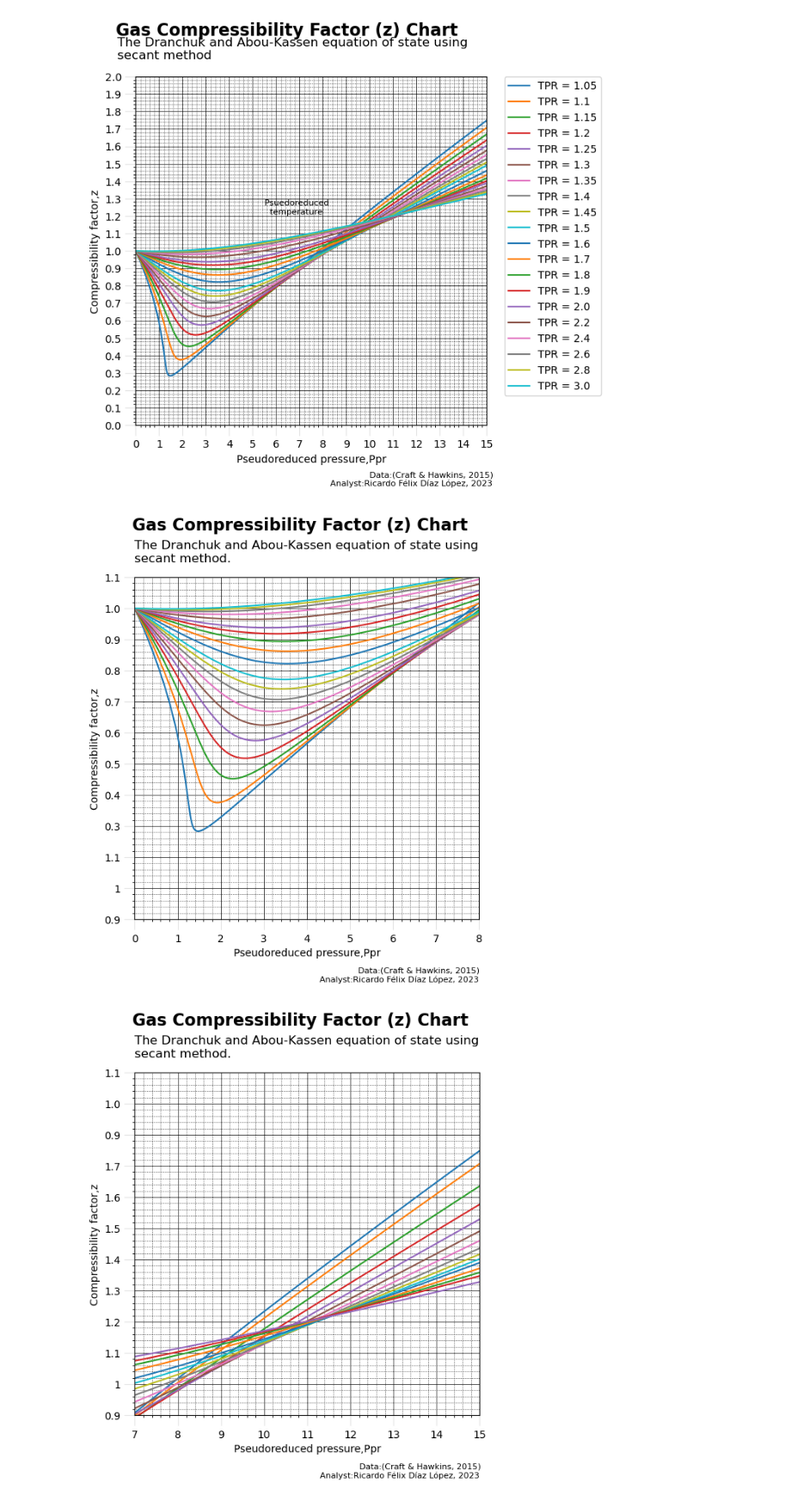
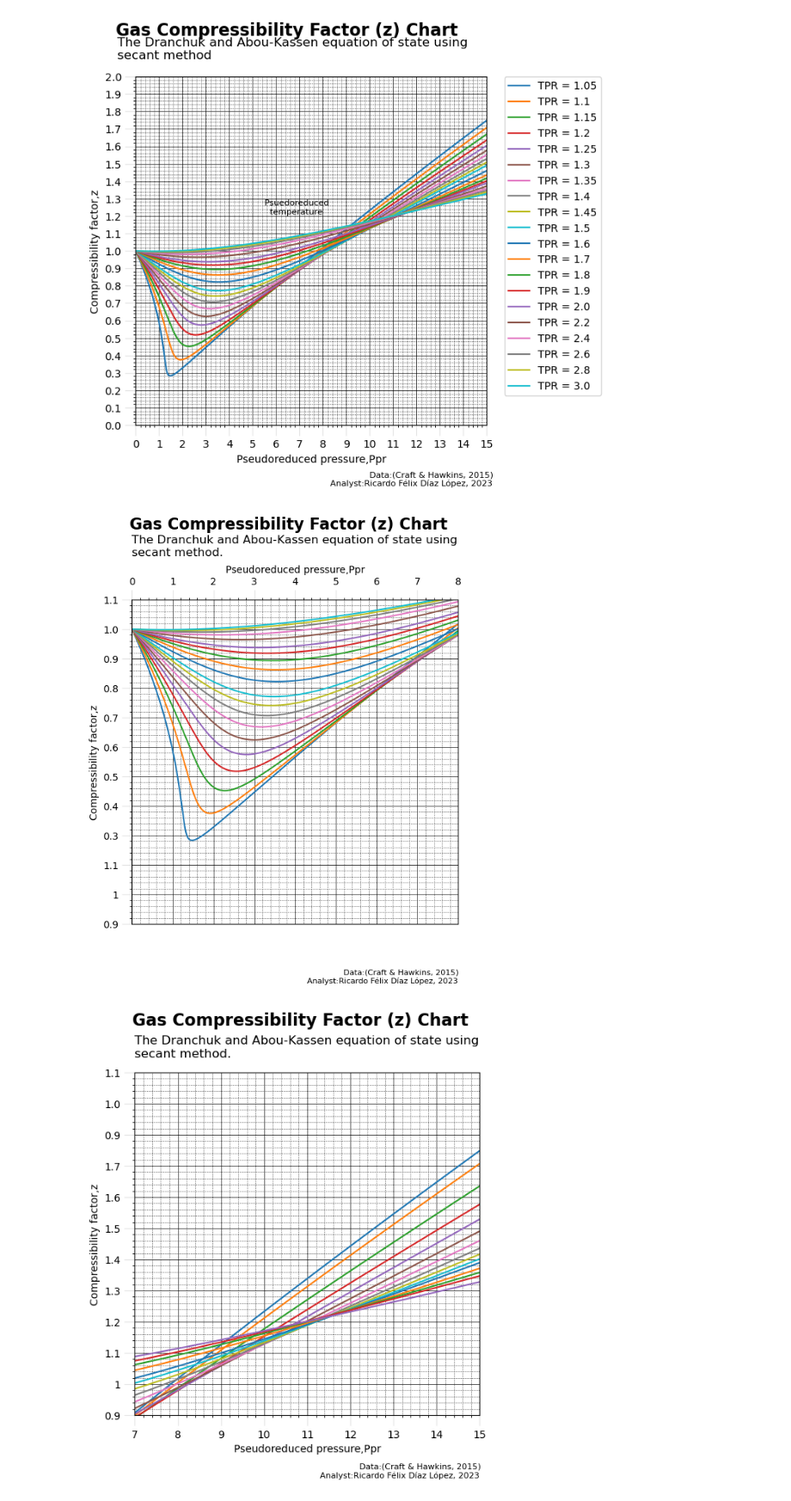
Before and after one commit to Ricardod671/graph_zfactor, a Jupyter notebook: notebooks/0.1-RFDL-zfactor_graph.ipynb, the cells around one changed output. Shown: that part at 86% size. Cells and saved outputs as stored; diff of their text form; code cells hidden in the pictures.

Commit message:
I change to the z chart from 0 to 8 the x axis to the top and his labels

```diff
--- a/notebooks/0.1-RFDL-zfactor_graph.ipynb
+++ b/notebooks/0.1-RFDL-zfactor_graph.ipynb
@@ -232,40 +229,46 @@ for tpr_value in tpr_values:
 # extending horizontal tickmarks
 ax.tick_params(which='major',
                length=10,
                color= '#E4E4E4')
 
+# Adding the axis labels
+ax.set_ylabel("Compressibility factor,z")
+ax.set_xlabel("Pseudoreduced pressure,Ppr")
+
+# changin to the top the axis
+ax.xaxis.tick_top()
+
+# Changing the x label position to the top
+ax.xaxis.set_label_position('top')
+
 # Adding the title
 ax.set_title("Gas Compressibility Factor (z) Chart",
              fontsize=16,
              x=0.48,
-             y=1.12,
+             y=1.2,
              fontweight='bold')
-
-# Adding the axis labels
-ax.set_ylabel("Compressibility factor,z")
-ax.set_xlabel("Pseudoreduced pressure,Ppr")
 
 # Adding the subtitle
 ax.text(s = 'The Dranchuk and Abou-Kassen equation of state using \nsecant method.',
         x = 0,
-        y = 1.15,
+        y = 1.25,
         fontsize = 12)
 
 # Adding me
 ax.text(s = 'Analyst:Ricardo Félix Díaz López, 2023',
         x = 4.29,
         y = -0.2,
         fontsize = 8)
 
 # Adding the source of data
 ax.text(s = 'Data:(Craft & Hawkins, 2015)',
         x = 5.19,
         y = -0.17,
         fontsize = 8)
 
 plt.show();
 # %% [output]
-[figure, old version]
+[figure, new version]
 # %%
 """
 Compresibility Gas Factor from 7 to 15 Ppr and z from 0.9 to 2
```
Also changed, not shown: parts of 3 cells of this notebook.
